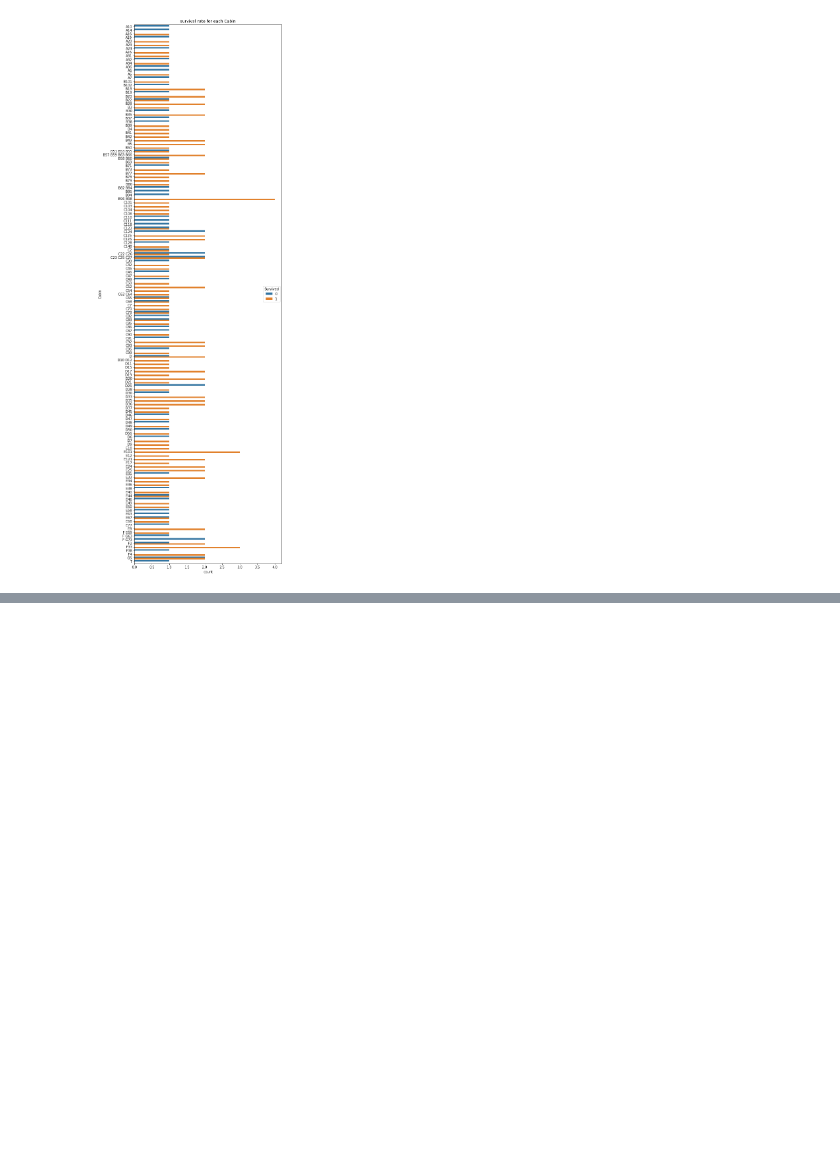
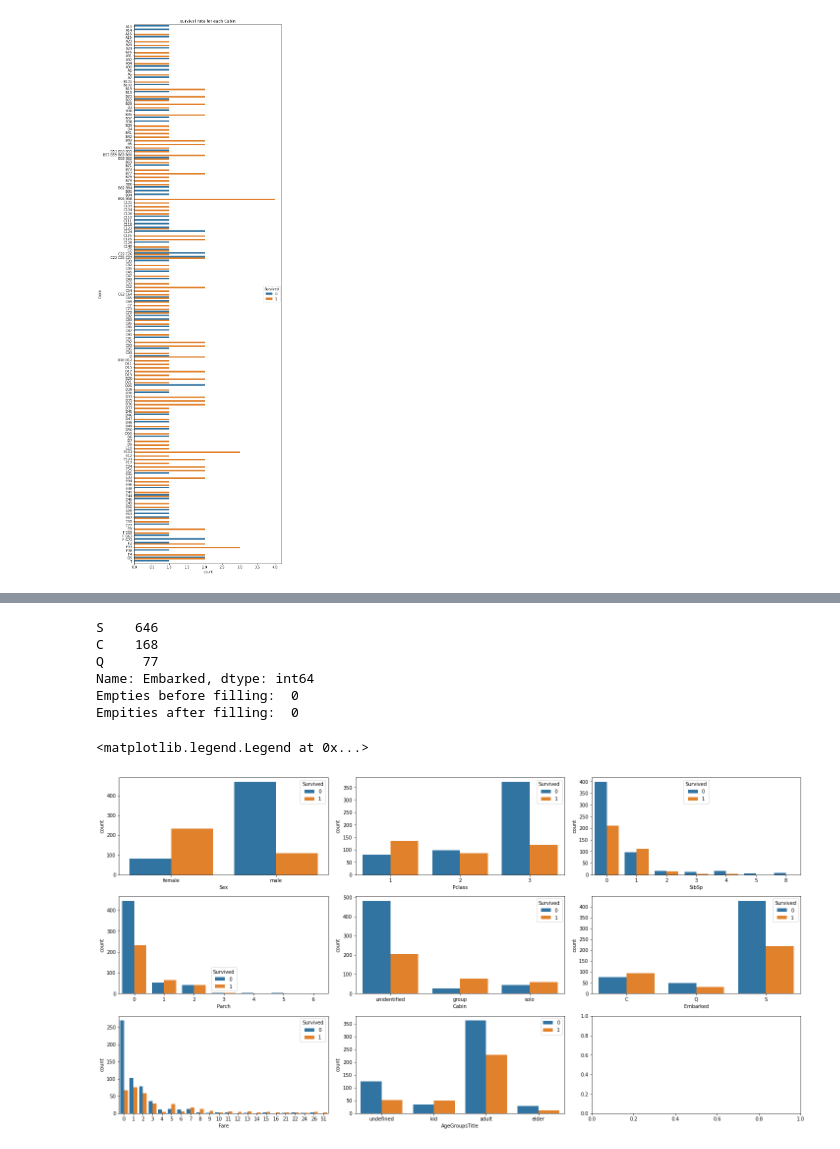
Before and after one commit to JavierOramas/kaggle-titanic, a Jupyter notebook: full_analysis.ipynb, the cells around one changed output, grey strips where cells are left out. Saved outputs shown, nothing was run; the diff lists cells and outputs as text; code cells hidden in the pictures; blank space fills up the shorter version.

```diff
--- a/full_analysis.ipynb
+++ b/full_analysis.ipynb
@@ -142,0 +143,26 @@ NameError: name 'ply' is not defined
+# %%
+print(df['Embarked'].value_counts())
+print('Empties before filling: ', df['Embarked'].isna().sum())
+df['Embarked'].fillna('S', inplace=True)
+print('Empities after filling: ', df['Embarked'].isna().sum())
+df['Embarked'] = df['Embarked'].astype('category')
+# %% [output]
+S    646
+C    168
+Q     77
+Name: Embarked, dtype: int64
+Empties before filling:  0
+Empities after filling:  0
+# %%
+columns = ['Sex', 'Pclass', 'SibSp', 'Parch', 'Cabin', 'Embarked', 'Fare', 'AgeGroupsTitle']
+
+fig, axes = plt.subplots(3,3,constrained_layout=True, figsize=(20,10))
+
+for i, col in enumerate(columns):
+    if i == 8:
+        break
+    sns.countplot(x = df[col], hue=df['Survived'], ax = axes[int(i/3), int(i%3)])
+axes[int(i/3), int(i%3)].legend(loc='upper right')
+# %% [output]
+<matplotlib.legend.Legend at 0x...>
+[figure, added]
```
Also changed, not shown: parts of 7 cells of this notebook.
